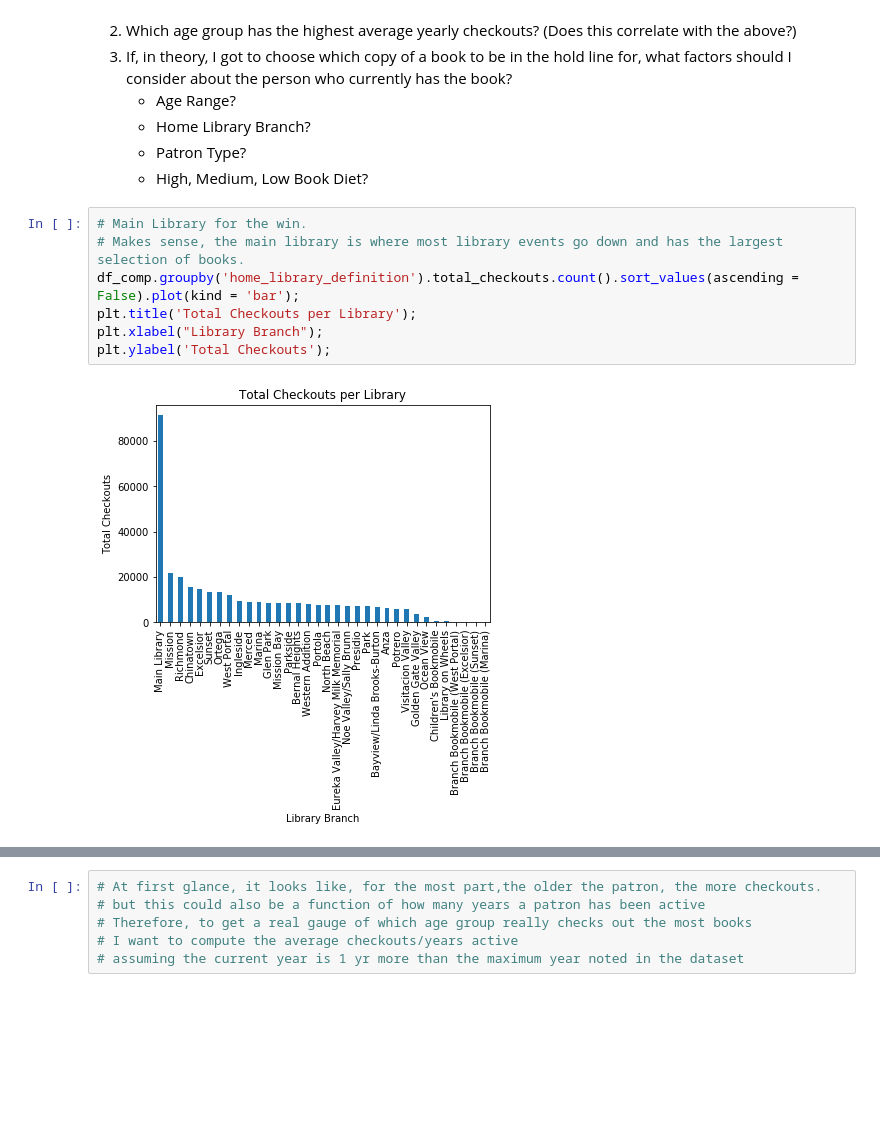
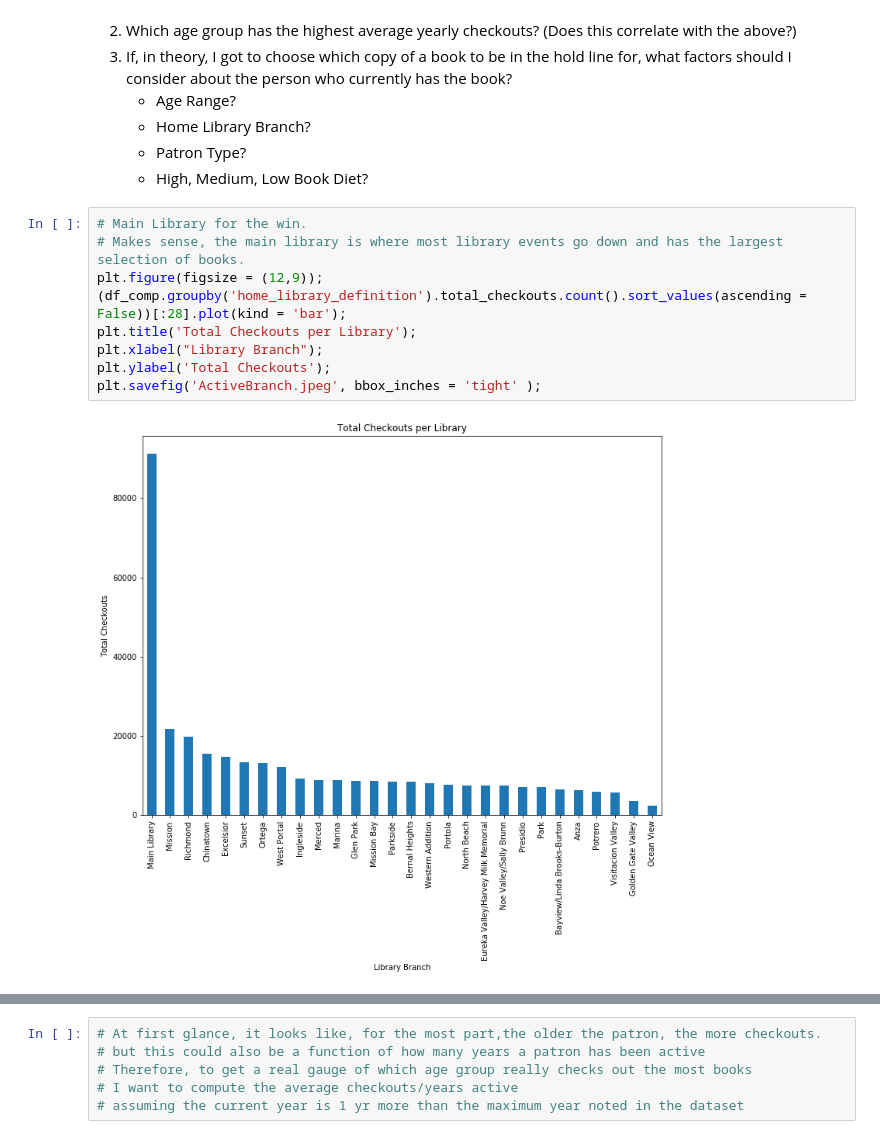
Before and after one commit to arispeaks/SFLibrary, a Jupyter notebook: SF_Library_Project.ipynb, the cells around one changed output, grey strips where cells are left out. Saved outputs shown, nothing was run; the diff lists cells and outputs as text; blank space fills up the shorter version.

Commit message:
Save jpeg figures
type: feat

Add code to save figures as jpegs

```diff
--- a/SF_Library_Project.ipynb
+++ b/SF_Library_Project.ipynb
@@ -295,10 +295,12 @@ Some things I would like to know:
 # %%
 # Main Library for the win.
 # Makes sense, the main library is where most library events go down and has the largest selection of books.
-df_comp.groupby('home_library_definition').total_checkouts.count().sort_values(ascending = False).plot(kind = 'bar');
+plt.figure(figsize = (12,9));
+(df_comp.groupby('home_library_definition').total_checkouts.count().sort_values(ascending = False))[:28].plot(kind = 'bar');
 plt.title('Total Checkouts per Library');
 plt.xlabel("Library Branch");
 plt.ylabel('Total Checkouts');
+plt.savefig('ActiveBranch.jpeg', bbox_inches = 'tight' );
 # %% [output]
-[figure, old version]
+[figure, new version]
 # %%
```
Also changed, not shown: parts of 7 cells of this notebook, 5 other files.
